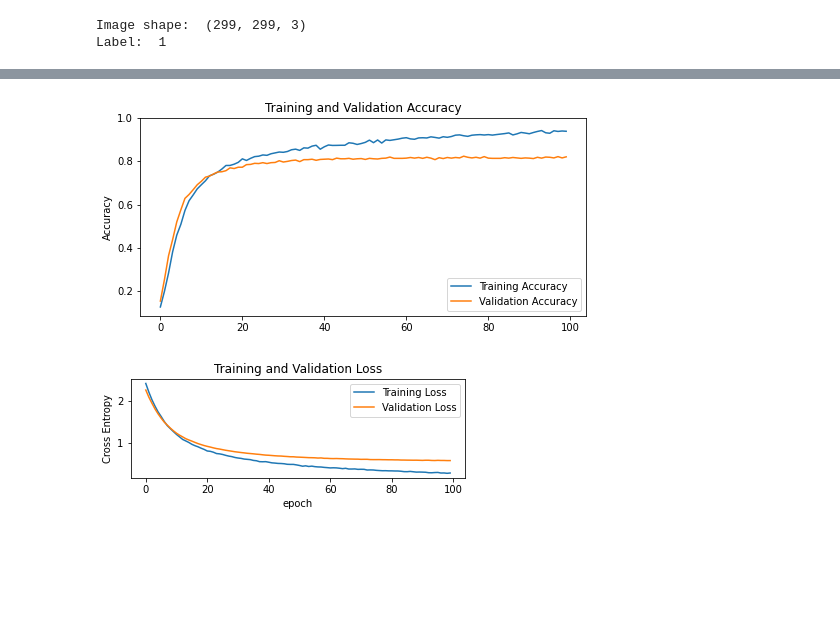
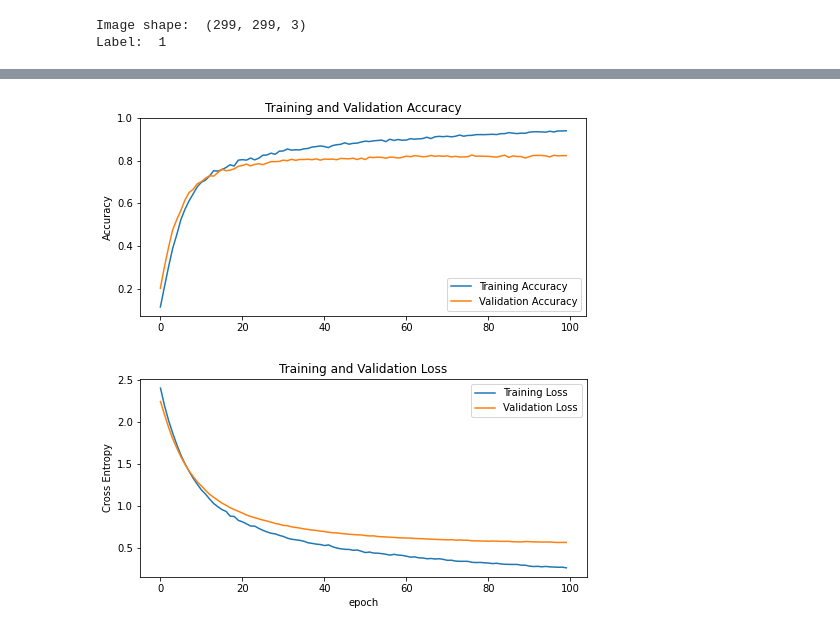
Before and after one commit to LeonardisOne/CZ4042-Neural-Networks-Project, a Jupyter notebook: materials_transfer_learning_cross_validated.ipynb, the cells around one changed output, grey strips where cells are left out. Drawn from its saved outputs; the diff is of its cells as text; code cells hidden in the pictures; blank space fills up the shorter version.

```diff
--- a/materials_transfer_learning_cross_validated.ipynb
+++ b/materials_transfer_learning_cross_validated.ipynb
@@ -282,29 +303,30 @@ Final accuracy: 0.8209999918937683
 acc = np.mean(history_map['accuracy'], axis=0)
 val_acc = np.mean(history_map['val_accuracy'], axis=0)
 
-plt.figure(figsize=(8, 8))
-plt.subplot(2, 1, 1)
+plt.figure(1)
 plt.plot(acc, label='Training Accuracy')
 plt.plot(val_acc, label='Validation Accuracy')
 plt.legend(loc='lower right')
 plt.ylabel('Accuracy')
 plt.ylim([min(plt.ylim()),1])
 plt.title('Training and Validation Accuracy')
+plt.savefig('/content/drive/My Drive/Colab_Files/cv_acc.jpg')
 plt.show()
 # %% [output]
-[figure, old version]
+[figure, new version]
 # %%
 loss = np.mean(history_map['loss'], axis=0)
 val_loss = np.mean(history_map['val_loss'], axis=0)
 
-plt.subplot(2, 1, 2)
+plt.figure(2)
 plt.plot(loss, label='Training Loss')
 plt.plot(val_loss, label='Validation Loss')
 plt.legend(loc='upper right')
 plt.ylabel('Cross Entropy')
 #plt.ylim([0,1.0])
 plt.title('Training and Validation Loss')
 plt.xlabel('epoch')
+plt.savefig('/content/drive/My Drive/Colab_Files/cv_loss.jpg')
 plt.show()
 # %% [output]
-[figure, old version]
+[figure, new version]
```
Also changed, not shown: parts of 7 cells of this notebook.
